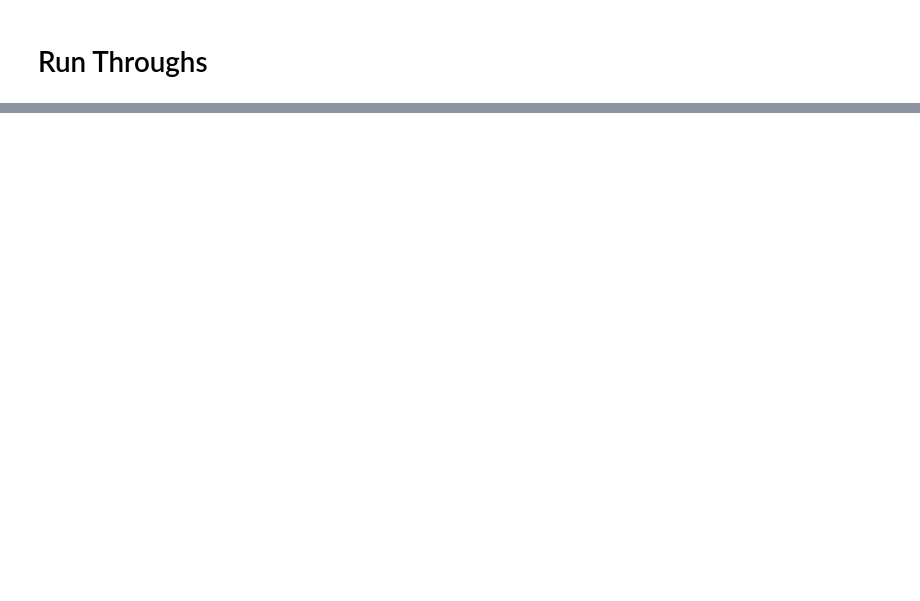
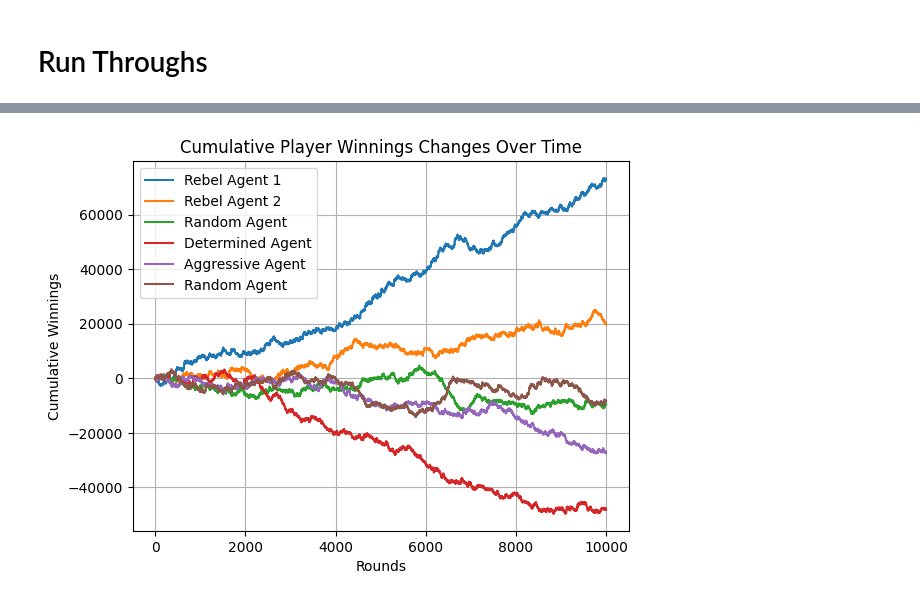
Before and after one commit to mvvollmer/RegretfulTexasHoldEm_feat_MonteCarlo, a Jupyter notebook: MasterDev.ipynb, the cells around one changed output, grey strips where cells are left out. Drawn from its saved outputs; the diff is of its cells as text; code cells hidden in the pictures; blank space fills up the shorter version.

```diff
--- a/MasterDev.ipynb
+++ b/MasterDev.ipynb
@@ -305,0 +521,39 @@ Agent rewards:  [[0, 0, 0, 0, 0], [0, 0, 0], [0, 0, 0, 0, 0], [0, 0, 0, 0], [0,
+# %%
+active_players = 6
+agents = [REBELAgent(), REBELAgent(), RandomAgent(), DeterminedAgent(), AggressiveAgent(), RandomAgent()]
+player_names = {0: 'TrackedAgent1', 1: 'Agent2'} # Rest are defaulted to player3, player4...
+# Should we only log the 0th players (here TrackedAgent1) private cards to hand history files
+track_single_player = True
+# Bounds for randomizing player stack sizes in reset()
+low_stack_bbs = 99
+high_stack_bbs = 100
+hand_history_location = 'Hands/'
+invalid_action_penalty = 10
+
+table = createEnviorment(active_players, agents, player_names, low_stack_bbs, high_stack_bbs, hand_history_location, invalid_action_penalty, track_single_player)
+table.seed(1)
+# %%
+n_iterations = 10000
+player_winnings = learningLoop(table, agents, active_players, n_iterations)
+# %%
+players = ["Rebel Agent 1", "Rebel Agent 2", "Random Agent", "Determined Agent", "Aggressive Agent", "Random Agent"]
+
+# Compute the running cumulative sum for each player
+cumulative_player_stacks = np.cumsum(player_winnings, axis=0)
+
+# Transpose to get stacks per player
+cumulative_player_stacks_transposed = cumulative_player_stacks.T
+
+# Plot cumulative stacks for each player
+for i, cumulative_stack in enumerate(cumulative_player_stacks_transposed, start=1):
+    plt.plot(cumulative_stack, label=f'{players[i-1]}')
+
+# Add labels and legend
+plt.xlabel('Rounds')
+plt.ylabel('Cumulative Winnings')
+plt.title('Cumulative Player Winnings Changes Over Time')
+plt.legend()
+plt.grid(True)
+plt.show()
+# %% [output]
+[figure, added]
```
Also changed, not shown: parts of 13 cells of this notebook.
